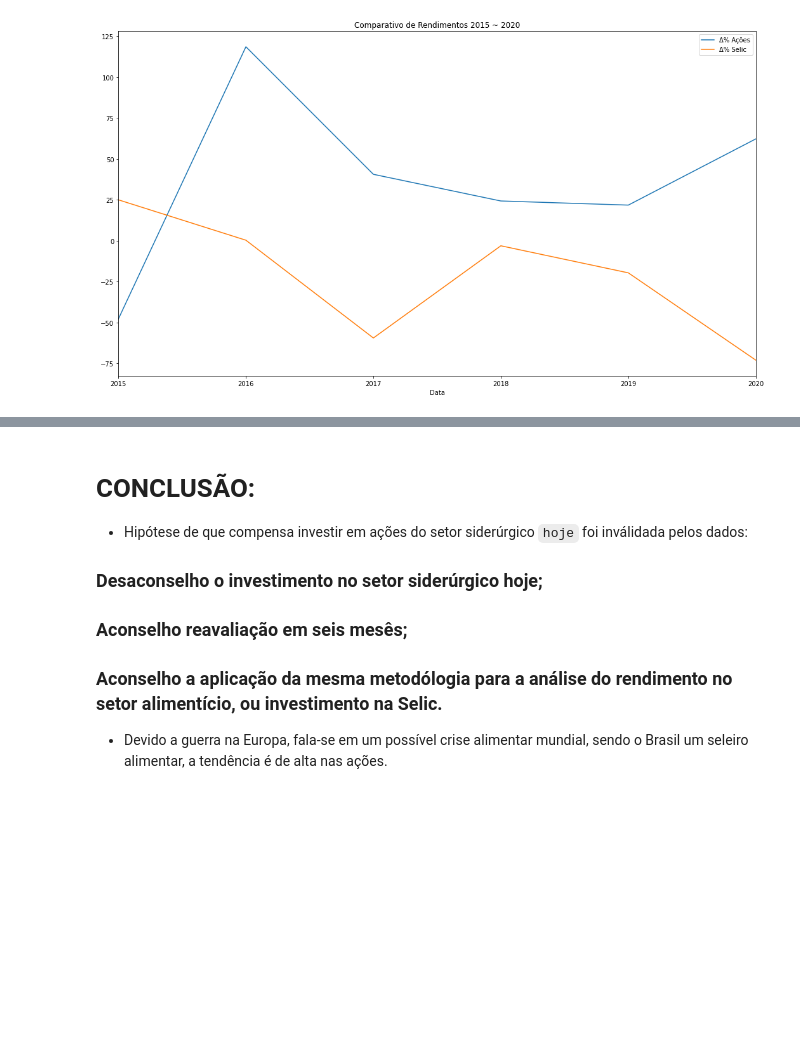
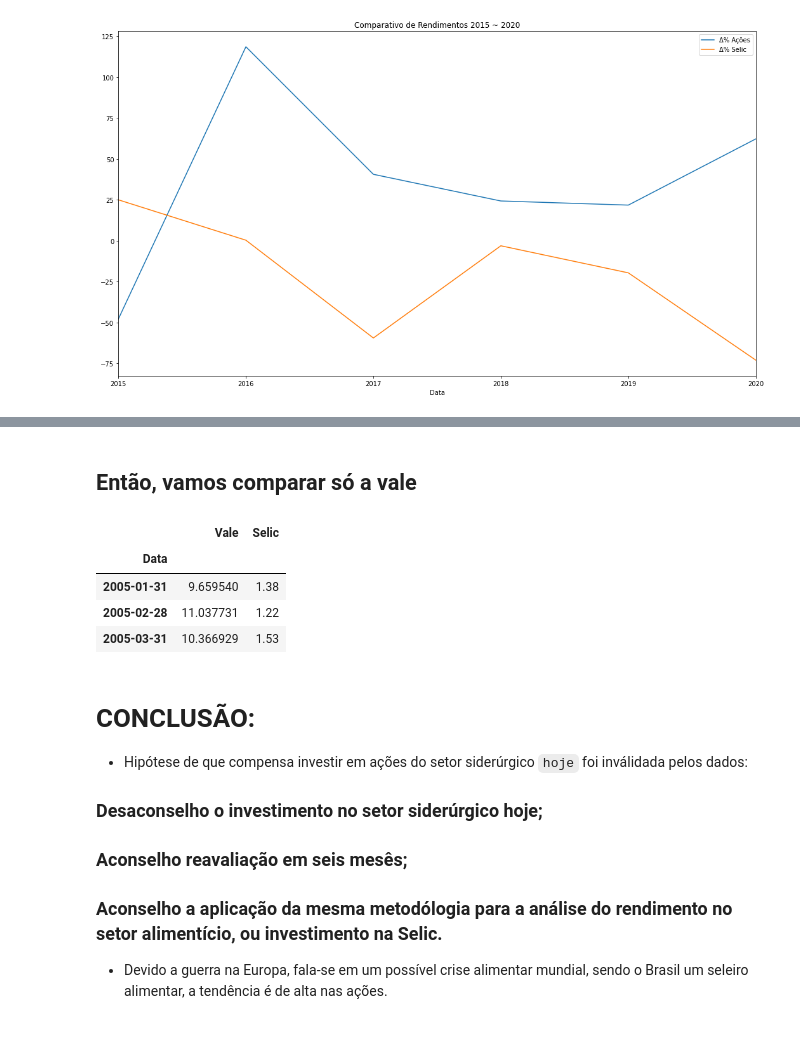
Before and after one commit to kauebr/Insights, a Jupyter notebook: Setor Siderúrgico Nacional/2 Entrega - Cliclo 2/Passo 06 - Análise exploratória/Jupyter Notebooks/Analise exploratória.ipynb, the cells around one changed output, grey strips where cells are left out. Cells and saved outputs as stored; diff of their text form; code cells hidden in the pictures; blank space fills up the shorter version.

```diff
--- a/Setor Siderúrgico Nacional/2 Entrega - Cliclo 2/Passo 06 - Análise exploratória/Jupyter Notebooks/Analise exploratória.ipynb
+++ b/Setor Siderúrgico Nacional/2 Entrega - Cliclo 2/Passo 06 - Análise exploratória/Jupyter Notebooks/Analise exploratória.ipynb
@@ -583,3 +566,17 @@ df_analise
+# %% [markdown]
+## Então, vamos comparar só a vale
+# %%
+# Reduzindo o dataframe
+df_filtrado = df[['Vale', 'Selic']]
+df_filtrado.head(3)
+
+#df_analise['Média Movel Selic'] = df_analise['Δ% Selic'].rolling(5).mean()
+# %% [output]
+|  | Vale | Selic |
+| Data |  |  |
+| 2005-01-31 | 9.659540 | 1.38 |
+| 2005-02-28 | 11.037731 | 1.22 |
+| 2005-03-31 | 10.366929 | 1.53 |
 # %% [markdown]
 # CONCLUSÃO:
 * Hipótese de que compensa investir em ações do setor siderúrgico `hoje` foi inválidada pelos dados:
```
Also changed, not shown: parts of 17 cells of this notebook.
